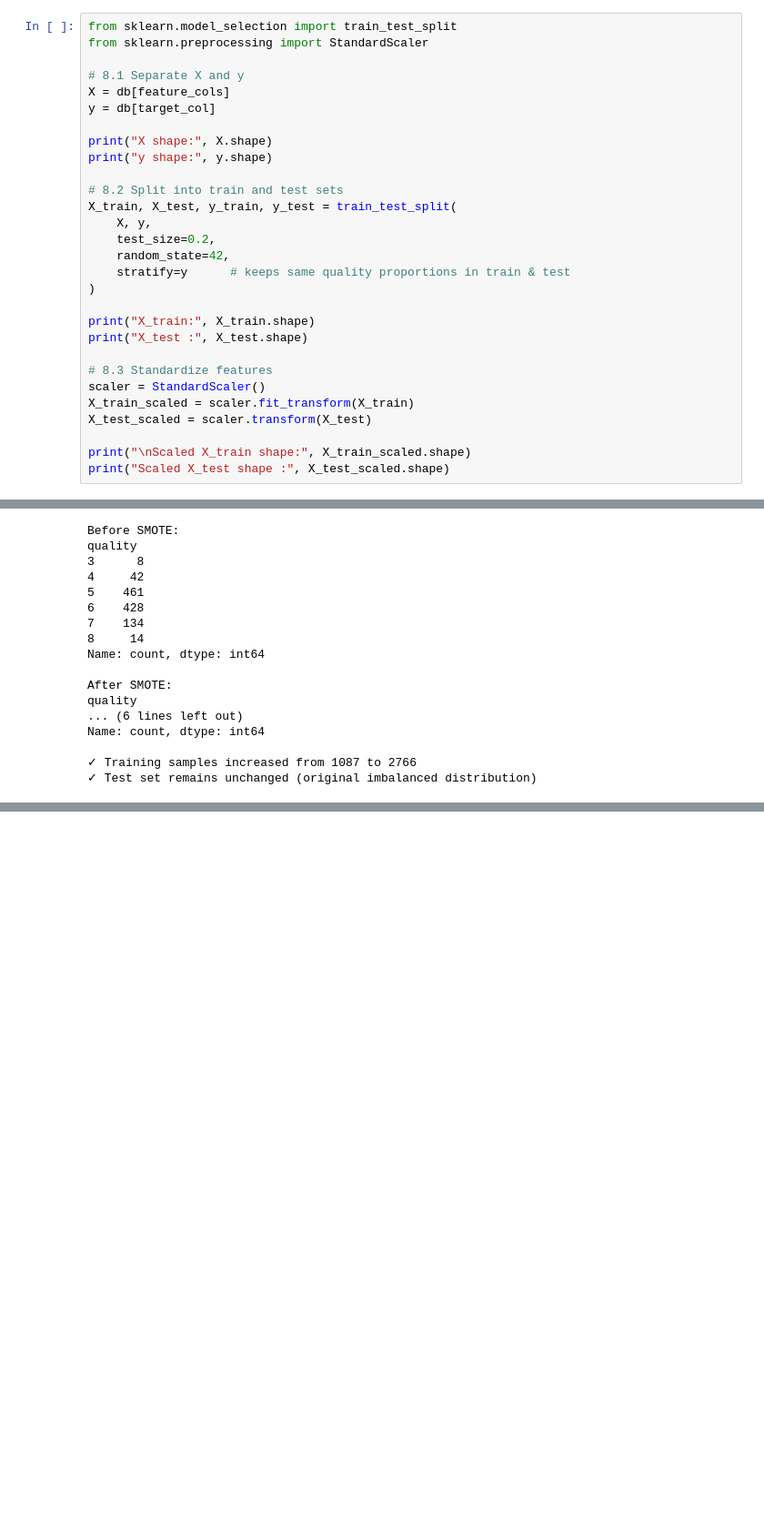
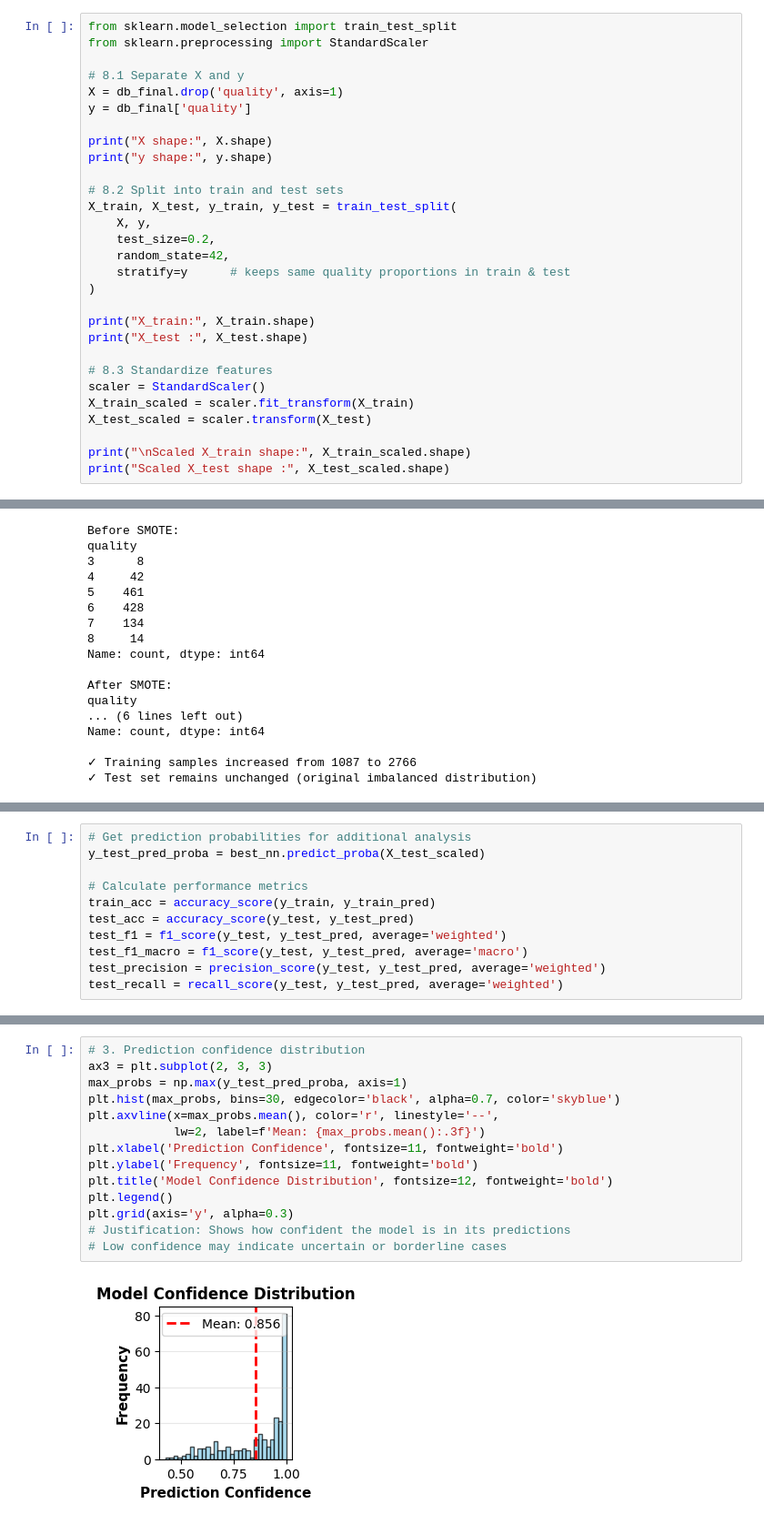
Before and after one commit to Imane-krb/WineClassification, a Jupyter notebook: Wine_project.ipynb, the cells around one changed output, grey strips where cells are left out. Shown at 91% size. Drawn from its saved outputs; the diff is of its cells as text; blank space fills up the shorter version.

```diff
--- a/Wine_project.ipynb
+++ b/Wine_project.ipynb
@@ -643,8 +643,8 @@ from sklearn.model_selection import train_test_split
 from sklearn.preprocessing import StandardScaler
 
 # 8.1 Separate X and y
-X = db[feature_cols]
-y = db[target_col]
+X = db_final.drop('quality', axis=1)
+y = db_final['quality']
 
 print("X shape:", X.shape)
 print("y shape:", y.shape)
@@ -1078,0 +966,11 @@ Meilleur CV score: 0.8547
+# %%
+# Get prediction probabilities for additional analysis
+y_test_pred_proba = best_nn.predict_proba(X_test_scaled)
+
+# Calculate performance metrics
+train_acc = accuracy_score(y_train, y_train_pred)
+test_acc = accuracy_score(y_test, y_test_pred)
+test_f1 = f1_score(y_test, y_test_pred, average='weighted')
+test_f1_macro = f1_score(y_test, y_test_pred, average='macro')
+test_precision = precision_score(y_test, y_test_pred, average='weighted')
+test_recall = recall_score(y_test, y_test_pred, average='weighted')
@@ -1078,0 +1170,16 @@ Meilleur CV score: 0.8547
+# %%
+# 3. Prediction confidence distribution
+ax3 = plt.subplot(2, 3, 3)
+max_probs = np.max(y_test_pred_proba, axis=1)
+plt.hist(max_probs, bins=30, edgecolor='black', alpha=0.7, color='skyblue')
+plt.axvline(x=max_probs.mean(), color='r', linestyle='--',
+            lw=2, label=f'Mean: {max_probs.mean():.3f}')
+plt.xlabel('Prediction Confidence', fontsize=11, fontweight='bold')
+plt.ylabel('Frequency', fontsize=11, fontweight='bold')
+plt.title('Model Confidence Distribution', fontsize=12, fontweight='bold')
+plt.legend()
+plt.grid(axis='y', alpha=0.3)
+# Justification: Shows how confident the model is in its predictions
+# Low confidence may indicate uncertain or borderline cases
+# %% [output]
+[figure, added]
```
Also changed, not shown: parts of 59 cells of this notebook.
